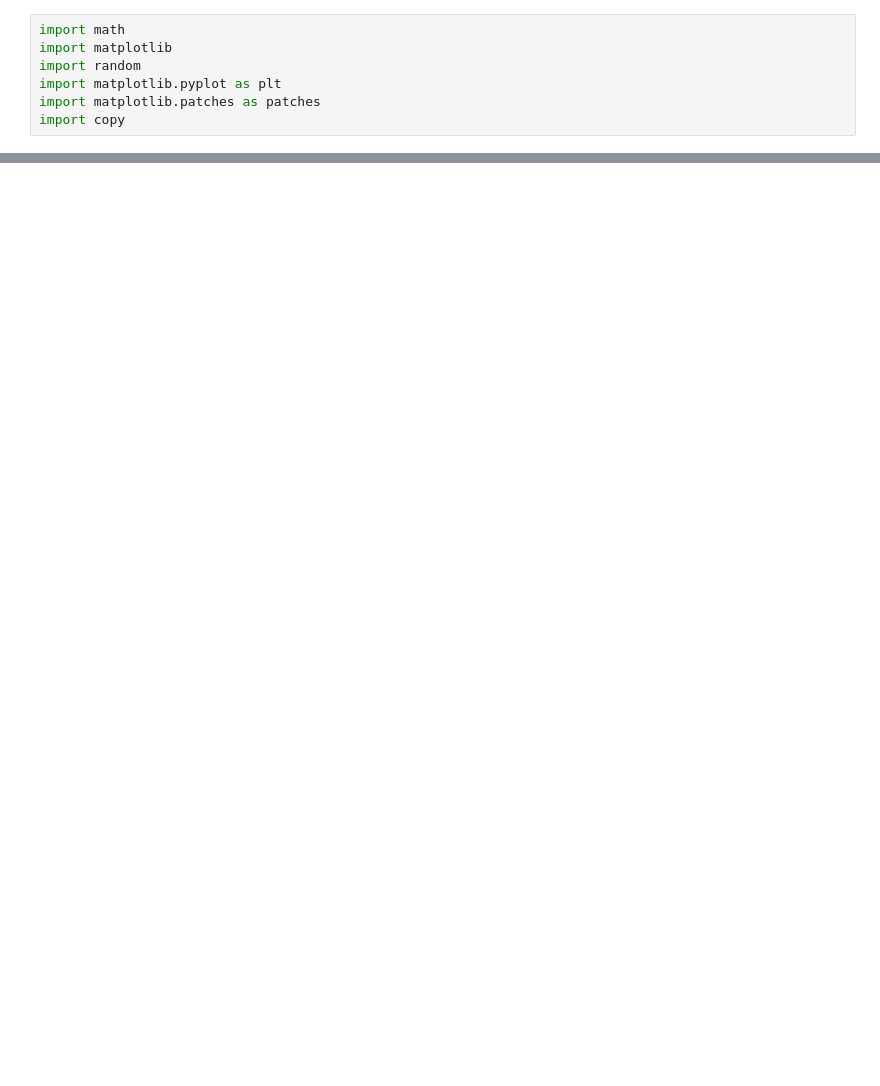
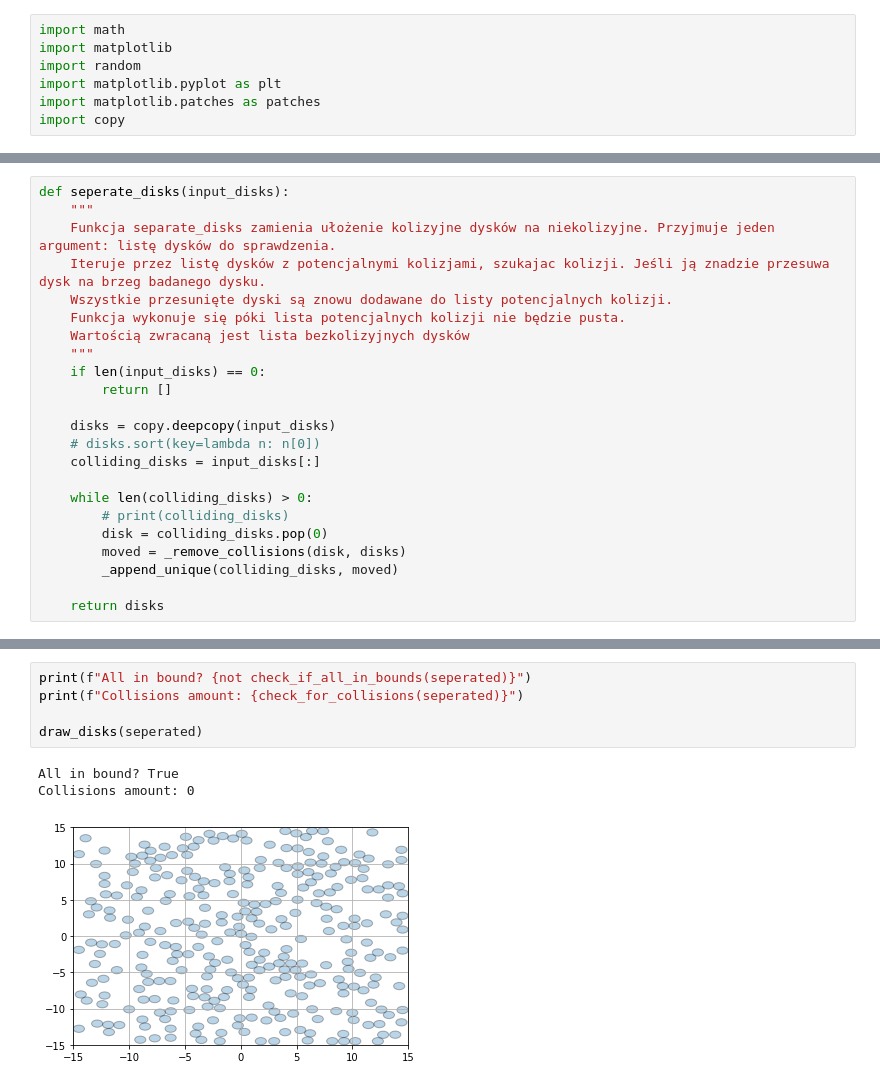
Before and after one commit to KingaTeklak/lista6, a Jupyter notebook: lista6.ipynb, the cells around one changed output, grey strips where cells are left out. Saved outputs shown, nothing was run; the diff lists cells and outputs as text; blank space fills up the shorter version.

```diff
--- a/lista6.ipynb
+++ b/lista6.ipynb
@@ -196,0 +59,23 @@ wartosc wektora, porównywanie ograniczonej lb dysków, wybieranie które dyski
+# %%
+def seperate_disks(input_disks):
+    """
+    Funkcja separate_disks zamienia ułożenie kolizyjne dysków na niekolizyjne. Przyjmuje jeden argument: listę dysków do sprawdzenia.
+    Iteruje przez listę dysków z potencjalnymi kolizjami, szukajac kolizji. Jeśli ją znadzie przesuwa dysk na brzeg badanego dysku.
+    Wszystkie przesunięte dyski są znowu dodawane do listy potencjalnych kolizji.
+    Funkcja wykonuje się póki lista potencjalnych kolizji nie będzie pusta.
+    Wartością zwracaną jest lista bezkolizyjnych dysków
+    """
+    if len(input_disks) == 0:
+        return []
+
+    disks = copy.deepcopy(input_disks)
+    # disks.sort(key=lambda n: n[0])
+    colliding_disks = input_disks[:]
+
+    while len(colliding_disks) > 0:
+        # print(colliding_disks)
+        disk = colliding_disks.pop(0)
+        moved = _remove_collisions(disk, disks)
+        _append_unique(colliding_disks, moved)
+
+    return disks
@@ -221,0 +218,9 @@ True
+# %%
+print(f"All in bound? {not check_if_all_in_bounds(seperated)}")
+print(f"Collisions amount: {check_for_collisions(seperated)}")
+
+draw_disks(seperated)
+# %% [output]
+All in bound? True
+Collisions amount: 0
+[figure, added]
```
Also changed, not shown: parts of 24 cells of this notebook.
